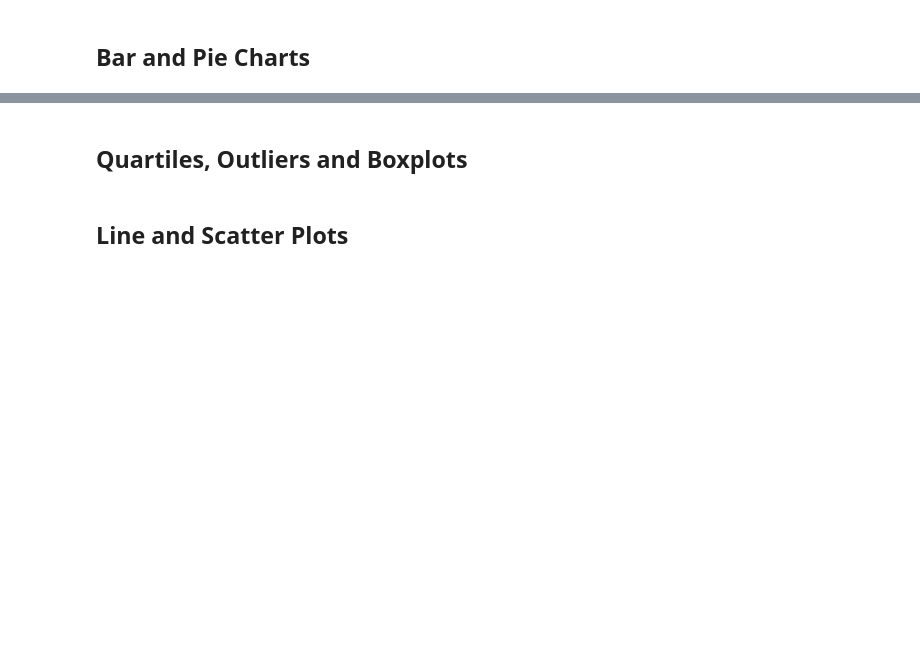
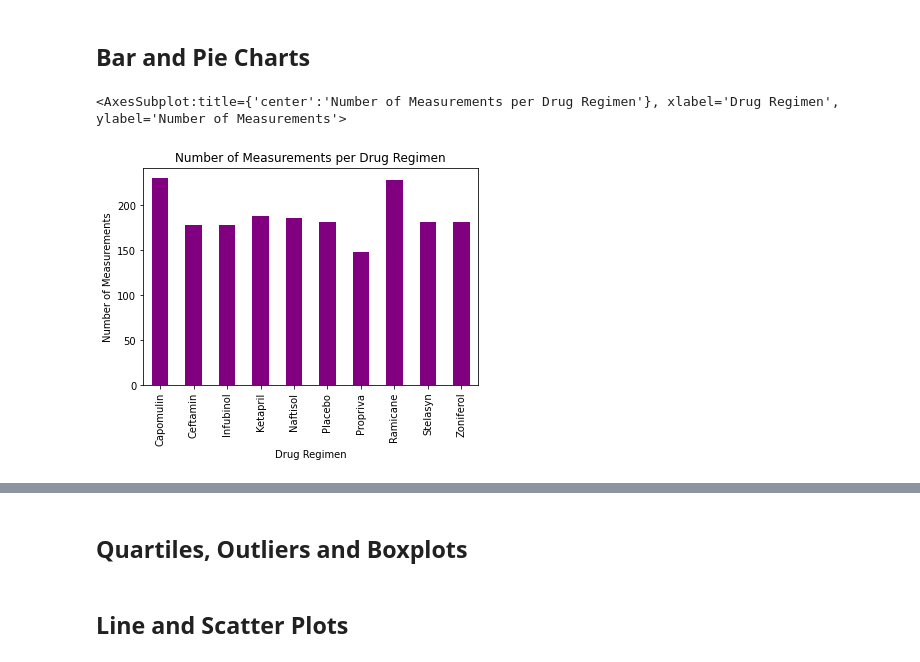
Before and after one commit to sarahDH615/matplotlib_challenge, a Jupyter notebook: pymaceuticals_starter.ipynb, the cells around one changed output, grey strips where cells are left out. Saved outputs shown, nothing was run; the diff lists cells and outputs as text; code cells hidden in the pictures; blank space fills up the shorter version.

Commit message:
bar graphs

```diff
--- a/pymaceuticals_starter.ipynb
+++ b/pymaceuticals_starter.ipynb
@@ -148,5 +163,12 @@ summary_df
 ## Bar and Pie Charts
 # %%
 # Generate a bar plot showing the total number of measurements taken on each drug regimen using pandas.
+no_dups_df_grouped = no_dups_df.groupby('Drug Regimen')
+num_measurements_df = pd.DataFrame(no_dups_df_grouped['Drug Regimen'].count()).rename(columns=({'Drug Regimen': 'Number of Measurements'}))
+
+num_measurements_df.plot(kind='bar', title='Number of Measurements per Drug Regimen', color='purple', legend=None, ylabel='Number of Measurements')
+# %% [output]
+<AxesSubplot:title={'center':'Number of Measurements per Drug Regimen'}, xlabel='Drug Regimen', ylabel='Number of Measurements'>
+[figure, added]
 # %%
 # Generate a bar plot showing the total number of measurements taken on each drug regimen using pyplot.
```
Also changed, not shown: parts of 2 cells of this notebook.
